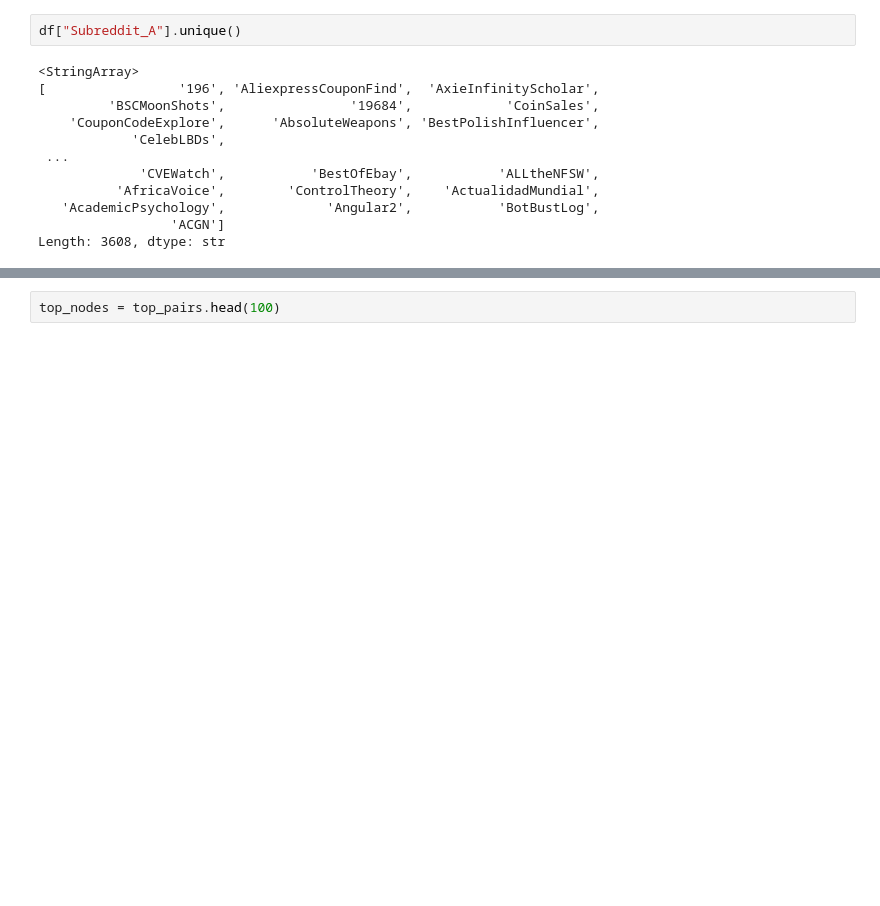
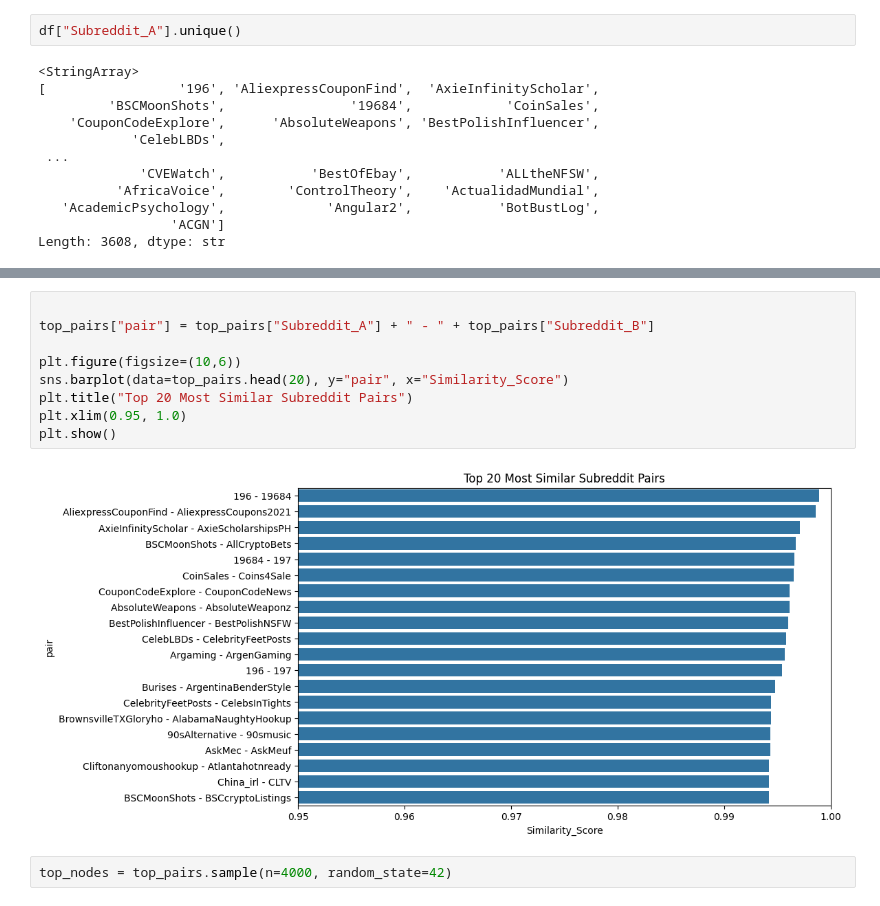
Before and after one commit to normalguy464/Massive-data-mining, a Jupyter notebook: Visualiza_graph.ipynb, the cells around one changed output, grey strips where cells are left out. Saved outputs shown, nothing was run; the diff lists cells and outputs as text; blank space fills up the shorter version.

```diff
--- a/Visualiza_graph.ipynb
+++ b/Visualiza_graph.ipynb
@@ -62,5 +106,16 @@ import networkx as nx
+# %%
+
+top_pairs["pair"] = top_pairs["Subreddit_A"] + " - " + top_pairs["Subreddit_B"]
+
+plt.figure(figsize=(10,6))
+sns.barplot(data=top_pairs.head(20), y="pair", x="Similarity_Score")
+plt.title("Top 20 Most Similar Subreddit Pairs")
+plt.xlim(0.95, 1.0)
+plt.show()
+# %% [output]
+[figure, added]
 # %%
-top_nodes = top_pairs.head(100)
+top_nodes = top_pairs.sample(n=4000, random_state=42)
 # %%
 G = nx.from_pandas_edgelist(
     top_nodes,
```
Also changed, not shown: parts of 19 cells of this notebook, 1 other file.
